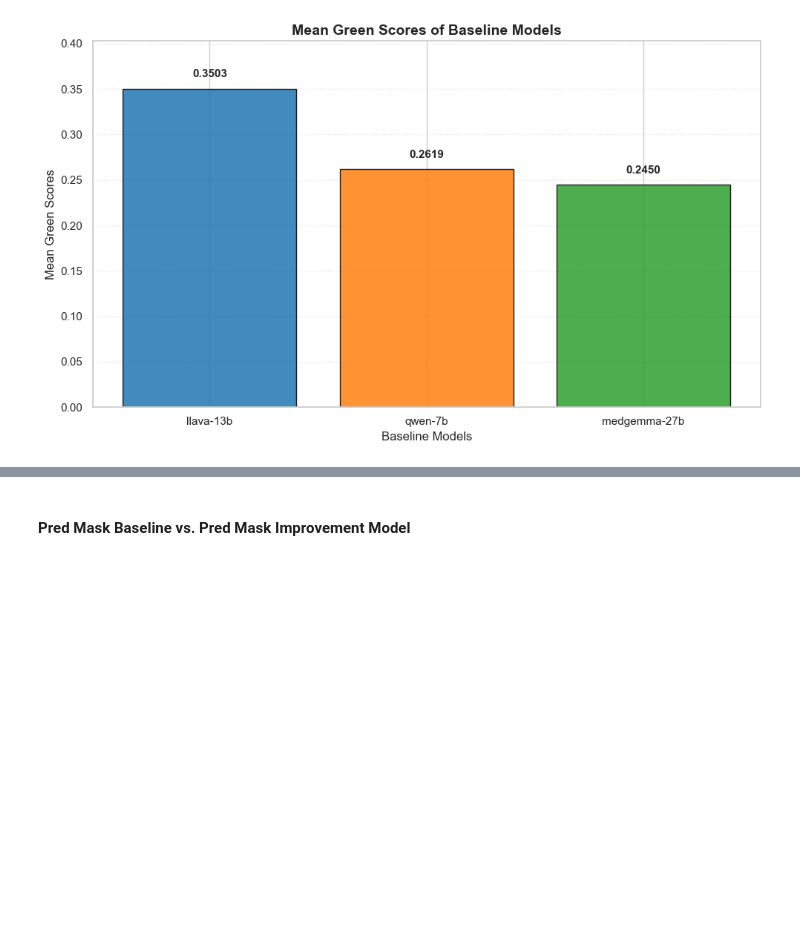
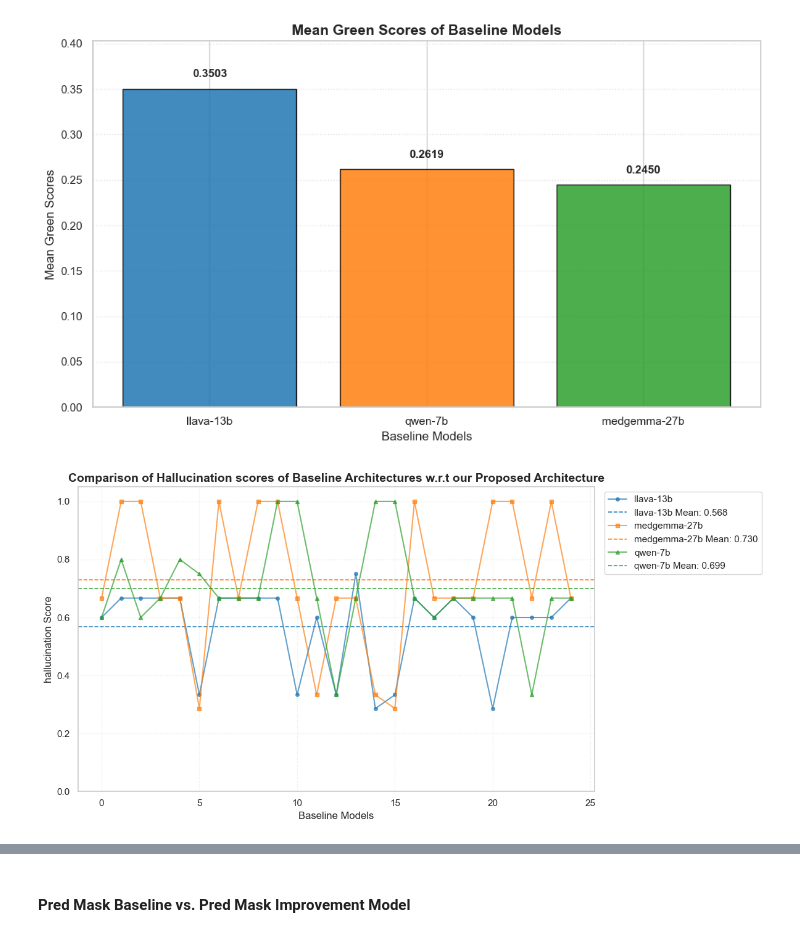
Before and after one commit to syeddaniyalg/cs437-project, a Jupyter notebook: evaluation.ipynb, the cells around one changed output, grey strips where cells are left out. Drawn from its saved outputs; the diff is of its cells as text; code cells hidden in the pictures; blank space fills up the shorter version.

Commit message:
added hallucination visuals

```diff
--- a/evaluation.ipynb
+++ b/evaluation.ipynb
@@ -663,3 +663,7 @@ plot_lines(true_green_scores, "Comparison of Green scores of Baseline Architectu
 plot_bar(np.mean(true_green_scores, axis=0), "Mean Green Scores of Baseline Models", "Baseline Models", "Mean Green Scores", "mean_green_score_baseline")
 # %% [output]
 [figure]
+# %%
+plot_lines(true_hallucination_scores, "Comparison of Hallucination scores of Baseline Architectures w.r.t our Proposed Architecture", "Baseline Models", "hallucination Score", "hallucination_score_baseline")
+# %% [output]
+[figure, added]
```
Also changed, not shown: parts of 3 cells of this notebook, 4 other files.
